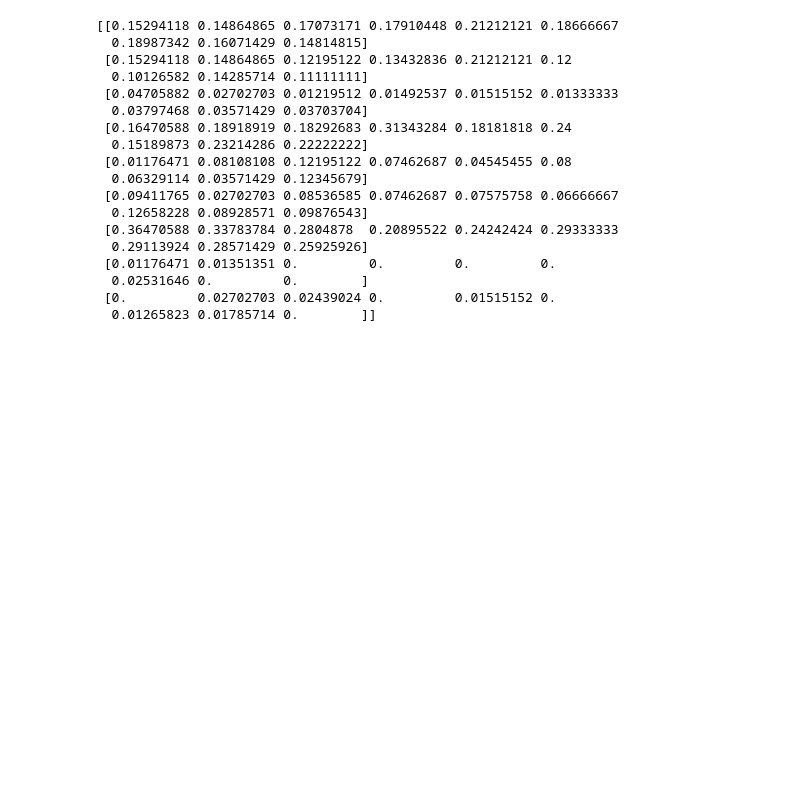
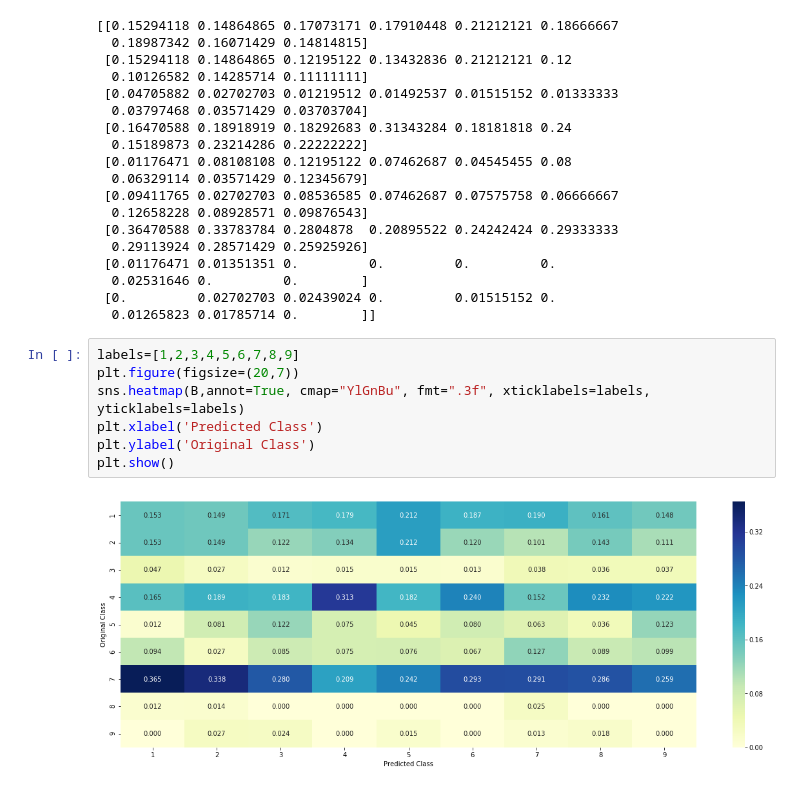
Before and after one commit to R-aryan/Genetic-Mutations, a Jupyter notebook: mutations.ipynb, the cells around one changed output. Drawn from its saved outputs; the diff is of its cells as text; blank space fills up the shorter version.

```diff
--- a/mutations.ipynb
+++ b/mutations.ipynb
@@ -491,3 +491,12 @@ print(B)
   0.02531646 0.         0.        ]
  [0.         0.02702703 0.02439024 0.         0.01515152 0.
   0.01265823 0.01785714 0.        ]]
+# %%
+labels=[1,2,3,4,5,6,7,8,9]
+plt.figure(figsize=(20,7))
+sns.heatmap(B,annot=True, cmap="YlGnBu", fmt=".3f", xticklabels=labels, yticklabels=labels)
+plt.xlabel('Predicted Class')
+plt.ylabel('Original Class')
+plt.show()
+# %% [output]
+[figure, added]
```
